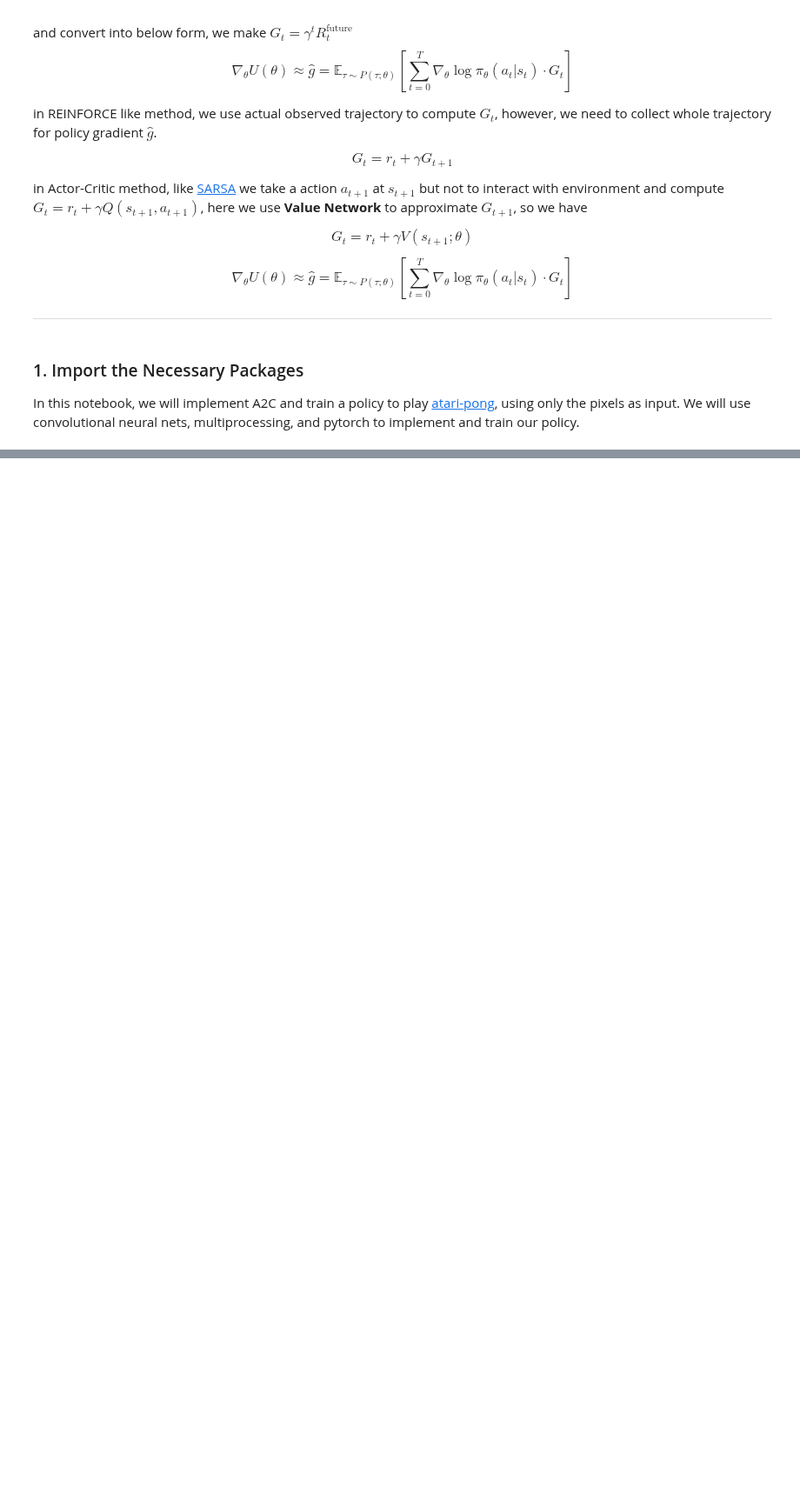
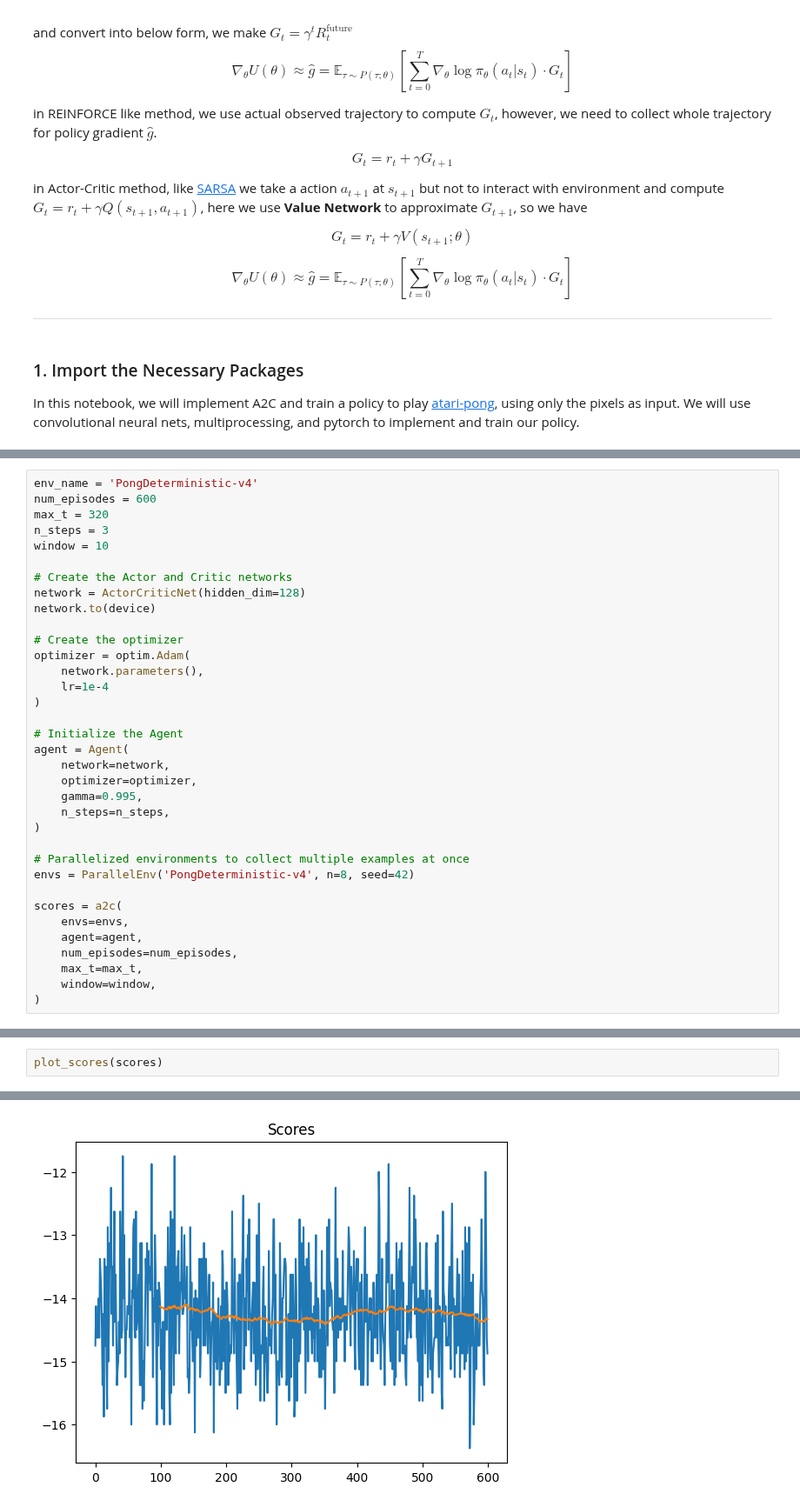
Before and after one commit to deepbiolab/drl, a Jupyter notebook: model-based-learning/actor-critic/advantage-actor-critic/a2c.ipynb, the cells around one changed output, grey strips where cells are left out. Shown at 87% size. Cells and saved outputs as stored; diff of their text form; blank space fills up the shorter version.

```diff
--- a/model-based-learning/actor-critic/advantage-actor-critic/a2c.ipynb
+++ b/model-based-learning/actor-critic/advantage-actor-critic/a2c.ipynb
@@ -467,0 +788,35 @@ Critic output value: tensor([[0.0095]], device='mps:0', grad_fn=<LinearBackward0
+# %%
+env_name = 'PongDeterministic-v4'
+num_episodes = 600
+max_t = 320
+n_steps = 3
+window = 10
+
+# Create the Actor and Critic networks
+network = ActorCriticNet(hidden_dim=128)
+network.to(device)
+
+# Create the optimizer
+optimizer = optim.Adam(
+    network.parameters(),
+    lr=1e-4
+)
+
+# Initialize the Agent
+agent = Agent(
+    network=network,
+    optimizer=optimizer,
+    gamma=0.995,
+    n_steps=n_steps,
+)
+
+# Parallelized environments to collect multiple examples at once
+envs = ParallelEnv('PongDeterministic-v4', n=8, seed=42)
+
+scores = a2c(
+    envs=envs,
+    agent=agent,
+    num_episodes=num_episodes,
+    max_t=max_t,
+    window=window,
+)
@@ -467,0 +857,3 @@ Critic output value: tensor([[0.0095]], device='mps:0', grad_fn=<LinearBackward0
+# %%
+plot_scores(scores)
+# %% [output]
@@ -467,0 +872 @@ Critic output value: tensor([[0.0095]], device='mps:0', grad_fn=<LinearBackward0
+[figure, added]
```
Also changed, not shown: parts of 26 cells of this notebook, 2 other files.
